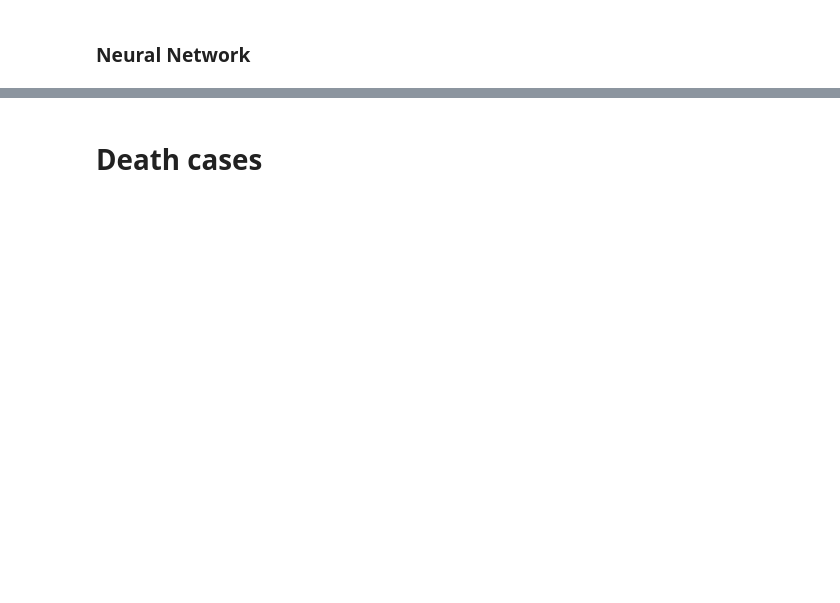
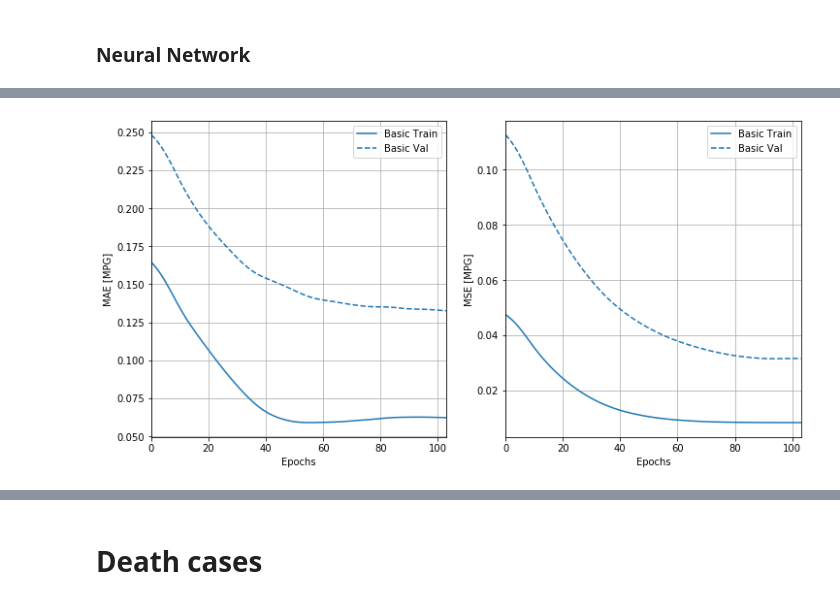
Before and after one commit to MasterFinHEC/ADA_Project, a Jupyter notebook: Covid_Analysis_Start.ipynb, the cells around one changed output, grey strips where cells are left out. Drawn from its saved outputs; the diff is of its cells as text; code cells hidden in the pictures; blank space fills up the shorter version.

```diff
--- a/Covid_Analysis_Start.ipynb
+++ b/Covid_Analysis_Start.ipynb
@@ -622,13 +514,12 @@ In case you used a LabelEncoder before this OneHotEncoder to convert the categor
 # %%
-Features = np.concatenate([FeaturesReligion, FeaturesContinent], axis = 1)
+Features = np.concatenate([FeaturesContinent], axis = 1)
 # %%
 Features = np.concatenate([Features, np.array(X[['GDP', 'Gini', 'Dem', 'Pop', 'Health','Child',
-                                                 'Dens','Trade','RDI','Political Stability','GOV','Distance']])], axis = 1)
-Data = pd.DataFrame(Features, index = countries, columns= ['Christian', 'Unaffiliated', 'Muslim',
-                                                           'Jewish', 'Buddhist','Folk','South America',
+                                                 'Dens','Trade','Political Stability','GOV','Distance']])], axis = 1)
+Data = pd.DataFrame(Features, index = countries, columns= ['South America',
                                                            'Europe', 'Oceania', 'North America','Asia',
                                                            'Africa', 'GDP', 'Gini', 'Dem', 'Pop',
-                                                           'Health','Child','Dens','Trade','RDI','Political Stability','GOV','Distance'] )
+                                                           'Health','Child','Dens','Trade','Political Stability','GOV','Distance'] )
 # %% [markdown]
 ### Finding first cases
 # %%
@@ -924,12 +825,8 @@ for country in countries:
     Ks.append(ws[1])
     X0s.append(ws[2])
 # %%
+#We format the true value of paremeters in pandas DataFrame
 Lmax = pd.DataFrame(Lmax, columns = ['L'], index = countries)
 Ks = pd.DataFrame(Ks, columns = ['K'], index = countries)
 X0s = pd.DataFrame(X0s, columns = ['x0'], index = countries)
+OptiParam = Lmax.join([Ks,X0s])
-# %%
-col_data = ['Christian', 'Unaffiliated', 'Muslim', 'Jewish', 'Buddhist', 'Folk',
-       'South America', 'Europe', 'Oceania', 'North America', 'Asia', 'Africa',
-       'GDP', 'Gini', 'Dem', 'Pop', 'Health', 'Child', 'Dens', 'Trade', 'RDI',
-       'Political Stability', 'GOV', 'Distance', 'First Case']
-Data['GDP'] = Data['GDP']/Data['Pop']*100
@@ -1097,0 +1047,18 @@ Larger X0: -612.77 (290.36) MSE
+# %%
+import tensorflow_docs.plots
+# 4. Ploting the Loss
+# ***************************************************************************************
+plotter = tfdocs.plots.HistoryPlotter(smoothing_std=2)
+
+fig = plt.figure(figsize=(12,6))
+plt.subplot(121)
+plotter.plot({'Basic': FitModel}, metric = "mean_absolute_error")
+
+plt.ylabel('MAE [MPG]')
+plt.subplot(122)
+plotter.plot({'Basic': FitModel}, metric = "mean_squared_error")
+
+plt.ylabel('MSE [MPG]')
+plt.show()
+# %% [output]
+[figure, added]
```
Also changed, not shown: parts of 71 cells of this notebook.
